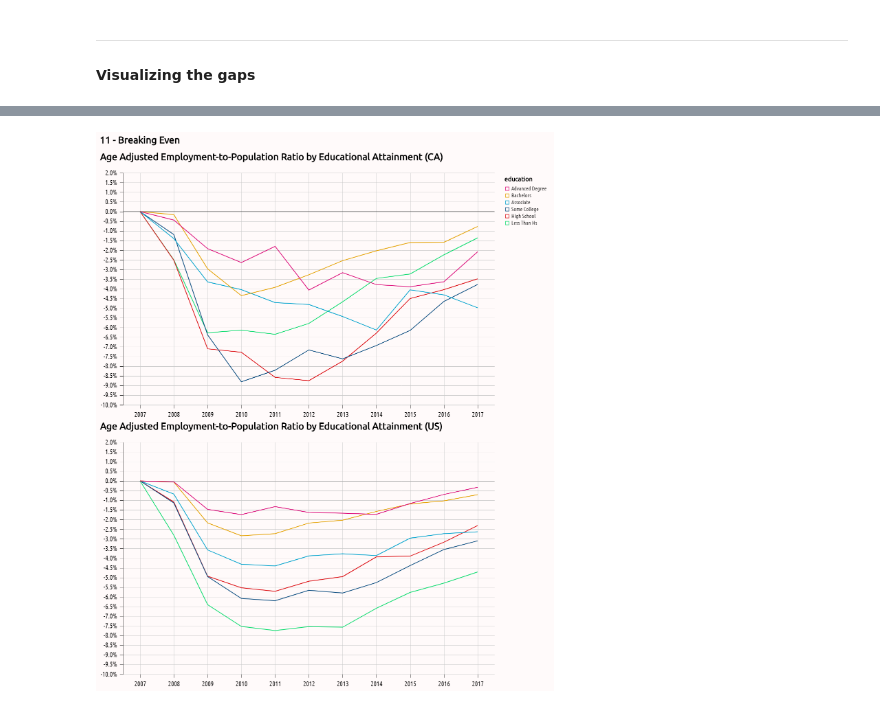
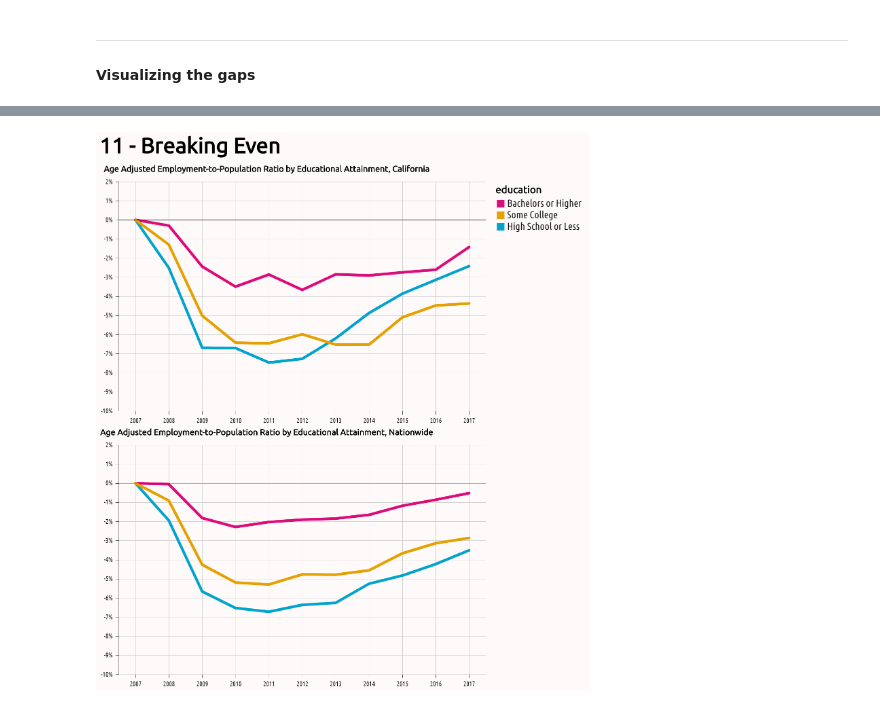
Before and after one commit to chekos/-100Viz, a Jupyter notebook: #100Viz/11 - Breaking Even/notebooks/Age Adjusted E-to-P Ratio by Educ.ipynb, the cells around one changed output, grey strips where cells are left out. Saved outputs shown, nothing was run; the diff lists cells and outputs as text; code cells hidden in the pictures.

```diff
--- a/#100Viz/11 - Breaking Even/notebooks/Age Adjusted E-to-P Ratio by Educ.ipynb
+++ b/#100Viz/11 - Breaking Even/notebooks/Age Adjusted E-to-P Ratio by Educ.ipynb
@@ -87,27 +104,34 @@ import altair as alt
 @import url('https://fonts.googleapis.com/css?family=Ubuntu|Ubuntu+Condensed|Ubuntu+Mono');
 </style>
 # %%
-educ_levels = ['Less Than Hs', 'High School', 'Some College', 'Associate', "Bachelors", 'Advanced Degree']
-educ_levels.reverse()
+# educ_levels = ['Less Than Hs', 'High School', 'Some College', 'Associate', "Bachelors", 'Advanced Degree']
+# educ_levels.reverse()
+
+educ_levels = ['Bachelors or Higher', 'Some College', 'High School or Less',  ]
 # %%
 # Zero line
-zero = USA.copy()
-zero['zero'] = 0
-line = alt.Chart(zero).mark_rule(color = "black").encode(
-    y = alt.Y('zero:Q', axis = alt.Axis(title = "")),
+zero_USA = USA.copy()
+zero_USA['zero'] = 0
+line_USA = alt.Chart(zero_USA).mark_rule(color = "black").encode(
+    y = alt.Y('zero:Q', axis = alt.Axis(title = "Nationwide")),
     size = alt.value(0.1)
 )
+
+zero_CA = CA.copy()
+zero_CA['zero'] = 0
+line_CA = alt.Chart(zero_CA).mark_rule(color = "black").encode(
+    y = alt.Y('zero:Q', axis = alt.Axis(title = "California")),
+    size = alt.value(0.1)
+)
 # %%
-chart_US = alt.Chart(USA).mark_line().encode(
+chart_US = alt.Chart(USA).mark_trail(size = 8).encode(
             x = alt.X('year:O'),
-            y = alt.Y("gap:Q", axis = alt.Axis(format = "%"), scale = alt.Scale(domain = [-0.10, 0.02])),
+            y = alt.Y("gap:Q", axis = alt.Axis(format = "%", title = "Age Adjusted Employment-to-Population Ratio by Educational Attainment"), scale = alt.Scale(domain = [-0.10, 0.02])),
             color = alt.Color("educ_level:N", legend = alt.Legend(values = educ_levels, title = "education" ))
 ).properties(
     width = 1080,
     height = 1350/2,
-    title = "Age Adjusted Employment-to-Population Ratio by Educational Attainment (US)",
 )
 
-final_USA = chart_US + line
 
-final_USA
+final_USA = chart_US + line_USA
@@ -116,14 +138,11 @@ final_USA
 # %%
-chart_CA = alt.Chart(CA).mark_line().encode(
+chart_CA = alt.Chart(CA).mark_trail(size = 8).encode(
             x = alt.X('year:O'),
-            y = alt.Y("gap:Q", axis = alt.Axis(format = "%"), scale = alt.Scale(domain = [-0.10, 0.02])),
+            y = alt.Y("gap:Q", axis = alt.Axis(format = "%", title = "Age Adjusted Employment-to-Population Ratio by Educational Attainment"), scale = alt.Scale(domain = [-0.10, 0.02])),
             color = alt.Color("educ_level:N", legend = alt.Legend(values = educ_levels, title = "education"), )
 ).properties(
     width = 1080,
     height = 1350/2,
-    title = "Age Adjusted Employment-to-Population Ratio by Educational Attainment (CA)",
 )
 
-final_CA = chart_CA + line
-
-final_CA
+final_CA = chart_CA + line_CA
@@ -132,5 +149,6 @@ final_CA
 # %%
 final = final_CA & final_USA
-final.properties(title = '11 - Breaking Even').configure_title(fontSize = 28)
+final = final.properties(title = '11 - Breaking Even').configure_title(fontSize = 64).configure_axisLeft(titleAngle= 0, titleY = -25, titleX = 435, titleFontSize=25)
+final
 # %% [output]
-[figure, old version]
+[figure, new version]
```
Also changed, not shown: parts of 4 cells of this notebook, 2 other files.
